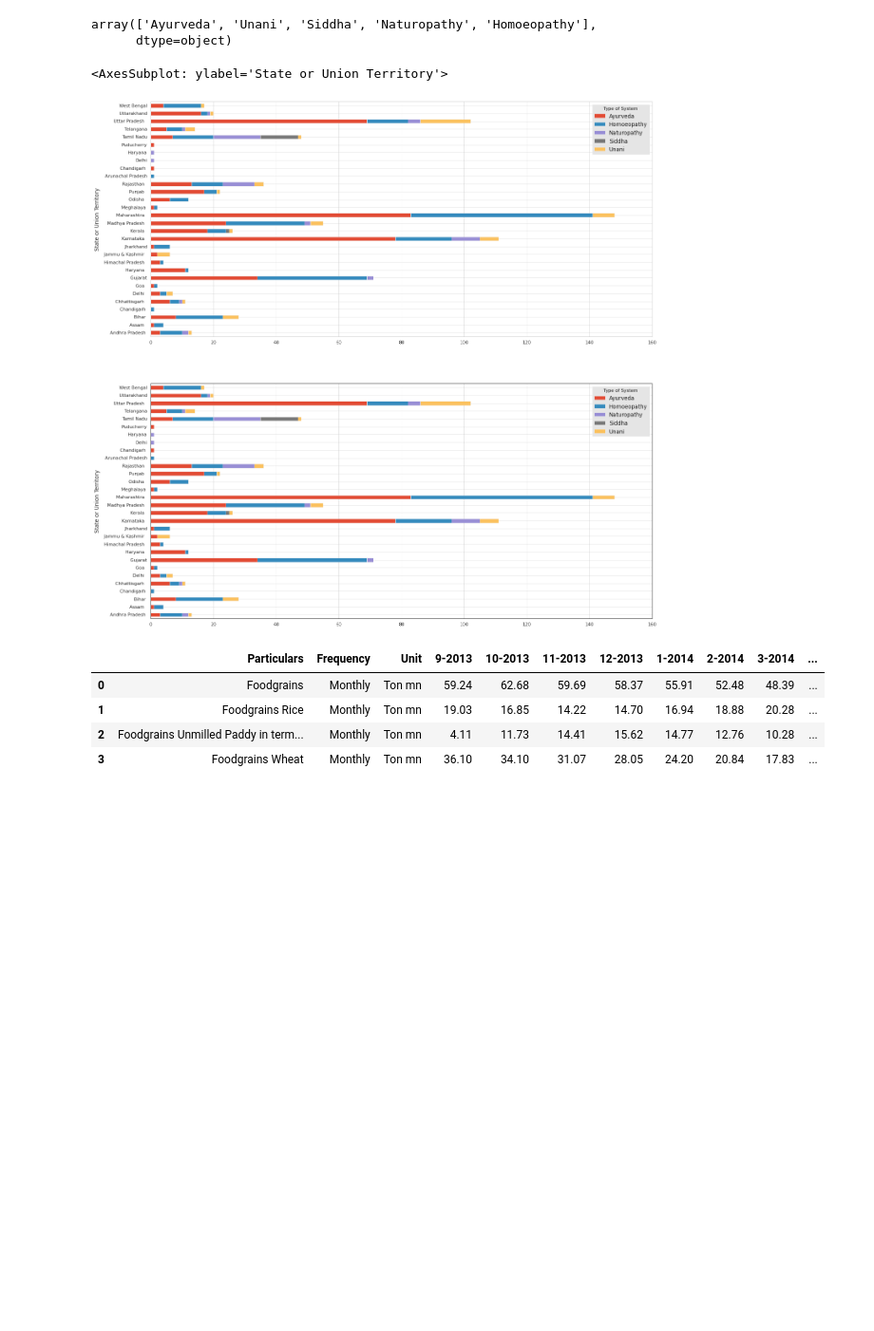
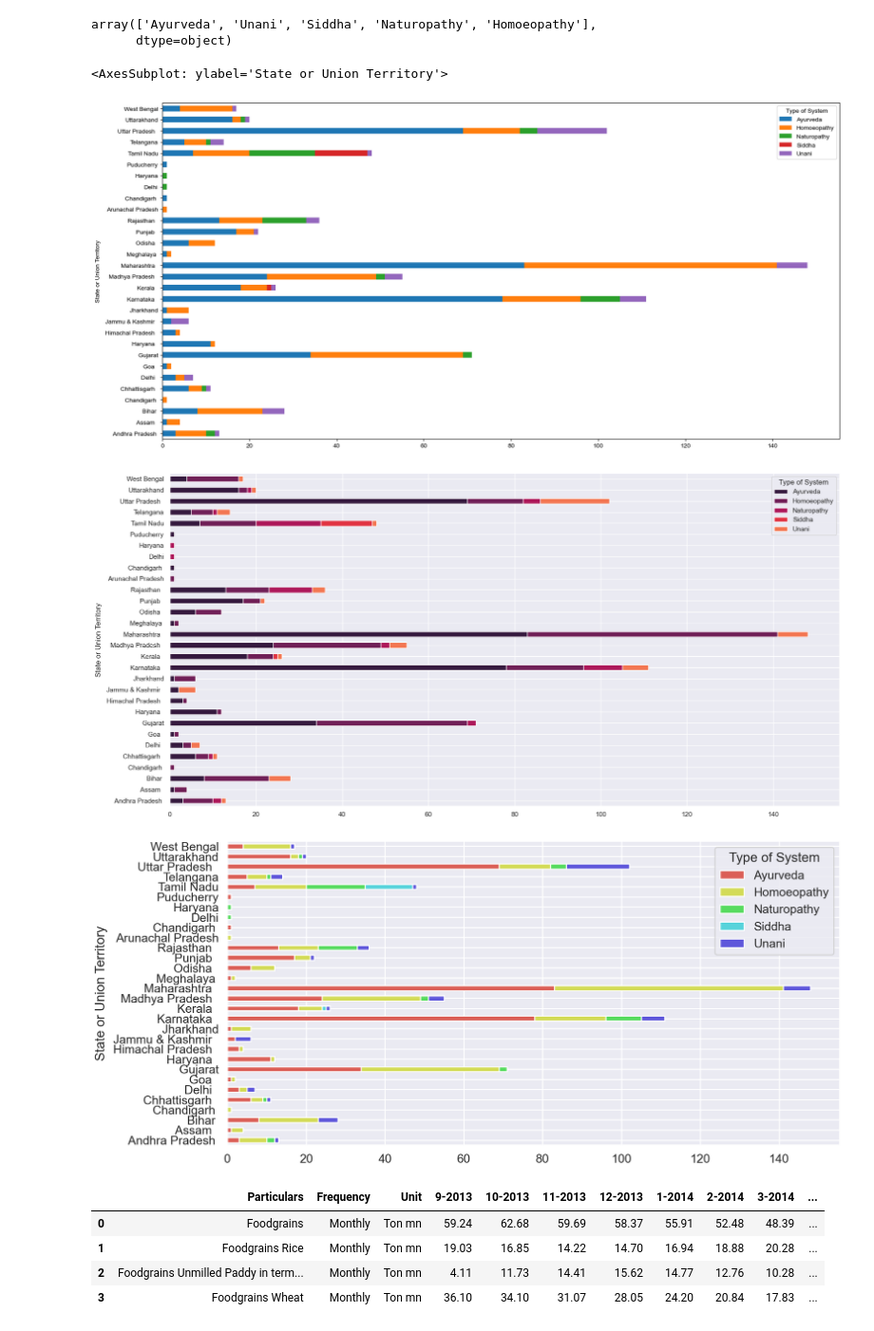
Before and after one commit to Shubham163solanki/lab4, a Jupyter notebook: lab4.ipynb, the cells around one changed output. Shown: that part at 95% size. Cells and saved outputs as stored; diff of their text form; code cells hidden in the pictures; blank space fills up the shorter version.

```diff
--- a/lab4.ipynb
+++ b/lab4.ipynb
@@ -26,14 +26,14 @@ df2["total"]=df_t
 df2=df2.sort_values("total",ascending=False)
 # df2.head()
 # %%
-
+matplotlib.style.use('seaborn-paper')
 plt.figure(figsize=(5,10))
 plt.xticks(rotation=-45)
 # sns.set_color_codes("pastel")
 
 sns.barplot(data=df2,y=df2["State or Union Territory"],x=df2["total"],ci=None,color="r",label="private")
 # sns.set_color_codes("muted")
-sns.barplot(data=df2,y=df2["State or Union Territory"],x=df2["No. of Colleges - Govt"],ci=None,color="r",label="gov")
+sns.barplot(data=df2,y=df2["State or Union Territory"],x=df2["No. of Colleges - Govt"],ci=None,color="g",label="gov")
 plt.legend()
 plt.xlabel("number of colleges ayurvedic colleges")
 # %% [output]
@@ -47,32 +47,42 @@ array(['Ayurveda', 'Unani', 'Siddha', 'Naturopathy', 'Homoeopathy'],
 # %%
 len(df1)
 df_t=df1["No. of Colleges - Non-Govt"]+df1["No. of Colleges - Govt"]
 df1["total"]=df_t
 df3=pd.pivot(df1, index="State or Union Territory", columns="Type of System", values="total")
 df3.head()
 df3=df3.fillna(0)
 df3.reset_index(inplace=True)
 df3=df3.set_index('State or Union Territory')
 # sns.barplot(data=df3,y=df3["State or Union Territory"],x=df3["Ayurveda"],ci=None,color="b",label="private")
 # sns.barplot(data=df3,y=df3["State or Union Territory"],x=df3["Unani"],ci=None,color="g",label="private")
 # sns.barplot(data=df3,y=df3["State or Union Territory"],x=df3["Siddha"],ci=None,color="r",label="private")
 
 # df3=df3.drop("Type of System",axis=1)
 df3.head()
 
 # matplotlib.style.use('seaborn-poster')
-fig = plt.figure()
-with sns.axes_style("whitegrid"):
-    ax1 = fig.add_subplot(211)
-with sns.axes_style("white"):
-    ax2 = fig.add_subplot(212)
+# fig = plt.figure()
+# with sns.axes_style("whitegrid"):
+#     ax1 = fig.add_subplot(211)
+# with sns.axes_style("white"):
+#     ax2 = fig.add_subplot(212)
+matplotlib.style.use('default')
+df3.plot(kind = 'barh', stacked = True,figsize=(20, 10))
+matplotlib.style.use('default')
+# pallet=sns.color_palette("hls")
+# sns.set_palette(pallet,n_colors=5)
+sns.set_theme(palette="rocket",context="notebook")
+# sns.set_context("notebook")
+df3.plot(kind = 'barh', stacked = True,figsize=(20, 10))
 
-df3.plot(kind = 'barh', stacked = True,figsize=(20, 20),ax=ax1,style='dark')
-# matplotlib.style.use('classic')
-df3.plot(kind = 'barh', stacked = True,figsize=(20, 20),ax=ax2,style='seaborn-white')
+sns.set_theme(palette="hls",context="poster")
+# sns.set_context("notebook")
+df3.plot(kind = 'barh', stacked = True,figsize=(20, 10))
 # %% [output]
 <AxesSubplot: ylabel='State or Union Territory'>
-[figure, old version]
+[figure, new version]
+[figure, added]
+[figure, added]
 # %%
 df1=pd.read_csv("Production_of_Agriculture_Stock-Ministry_of_Finance.csv")
 df1.head()
```
Also changed, not shown: parts of 3 cells of this notebook.
